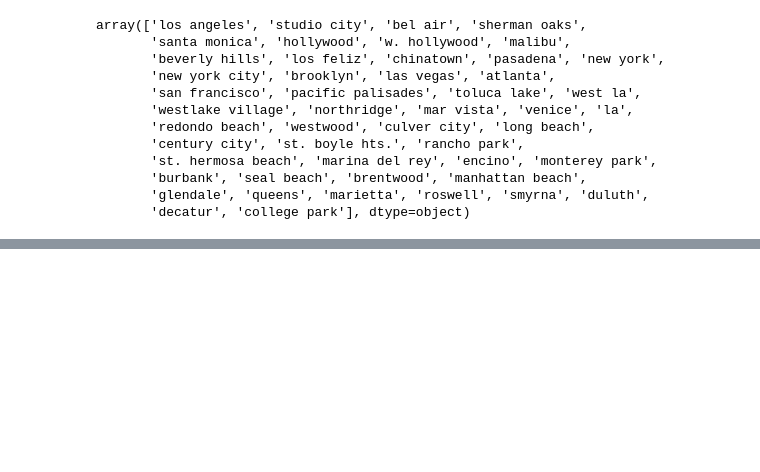
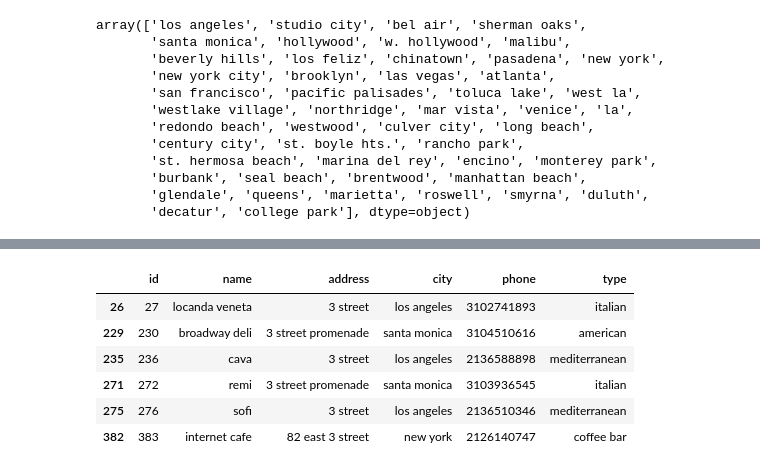
Before and after one commit to alch94/dmdb_duplicate_recognition, a Jupyter notebook: Notebooks/remove_duplicates.ipynb, the cells around one changed output, grey strips where cells are left out. Saved outputs shown, nothing was run; the diff lists cells and outputs as text; code cells hidden in the pictures; blank space fills up the shorter version.

```diff
--- a/Notebooks/remove_duplicates.ipynb
+++ b/Notebooks/remove_duplicates.ipynb
@@ -125,18 +121,0 @@ restaurant_data[['address_cleared', 'address', 'city']]
-# %%
-# make mongodb connection
-from geopy.geocoders import Nominatim
-import time
-geolocator = Nominatim(user_agent="DMDB", timeout=100)
-locations = []
-for index, row in restaurant_data.iterrows():
-    try:
-        location = geolocator.geocode(row.address_cleared + ' ' + row.city)
-        time.sleep(2)
-    except:
-        location = None
-    if location is None :
-        locations.append(None)
-    else:
-        locations.append(location)
-        print(location.address)
-restaurant_data['location_new'] = locations
@@ -177,0 +122,3 @@ dtype: int64
+# %%
+restaurant_data.address = restaurant_data.address_cleared
+restaurant_data = restaurant_data.drop(['address_cleared'], axis=1)
@@ -177,0 +145,10 @@ dtype: int64
+# %%
+restaurant_data.address = restaurant_data.address.map(lambda x: re.sub(r"(?<=\d)(st|nd|rd|th)\b", '', x))
+# %%
+address_dir_map = {'s': 'south', 'w': 'west', 'e': 'east', 'n': 'north', }
+address_num_map = {'first': '1', 'second': '2', 'third': '3', 'fourth': '4', 'fifth': '5', 'sixth': '6',
+                   'seventh': '7','eigth' : '8', 'ninth': '9', 'tenth': '10', 'eleventh': '11', 'twelvth': '12'}
+address_name_map = {'la': 'los angeles', 'ave': 'avenue',  'rd': 'road', 'blv': 'boulevard',
+                    'blvd': 'boulevard', 'st': 'street'}
+address_map = {**address_dir_map, **address_name_map, **address_num_map}
+restaurant_data.address = restaurant_data.address.map(lambda x: ' '.join([address_map.get(i, i) for i in x.split()]))
@@ -177,0 +191,10 @@ dtype: int64
+# %%
+restaurant_data.iloc[[26, 229, 235, 271, 275, 382]]
+# %% [output]
+|  | id | name | address | city | phone | type |
+| 26 | 27 | locanda veneta | 3 street | los angeles | 3102741893 | italian |
+| 229 | 230 | broadway deli | 3 street promenade | santa monica | 3104510616 | american |
+| 235 | 236 | cava | 3 street | los angeles | 2136588898 | mediterranean |
+| 271 | 272 | remi | 3 street promenade | santa monica | 3103936545 | italian |
+| 275 | 276 | sofi | 3 street | los angeles | 2136510346 | mediterranean |
+| 382 | 383 | internet cafe | 82 east 3 street | new york | 2126140747 | coffee bar |
```
Also changed, not shown: parts of 16 cells of this notebook.
